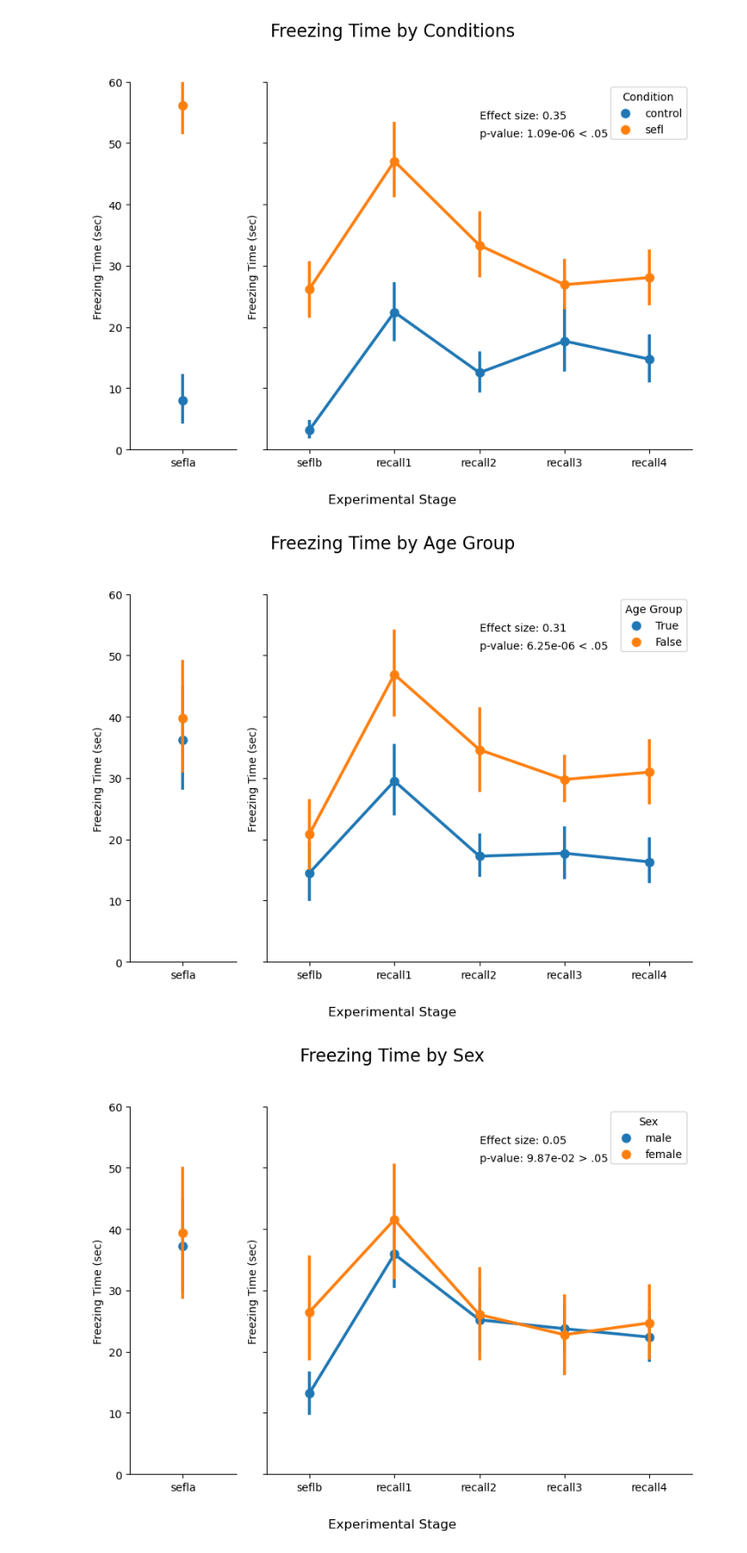
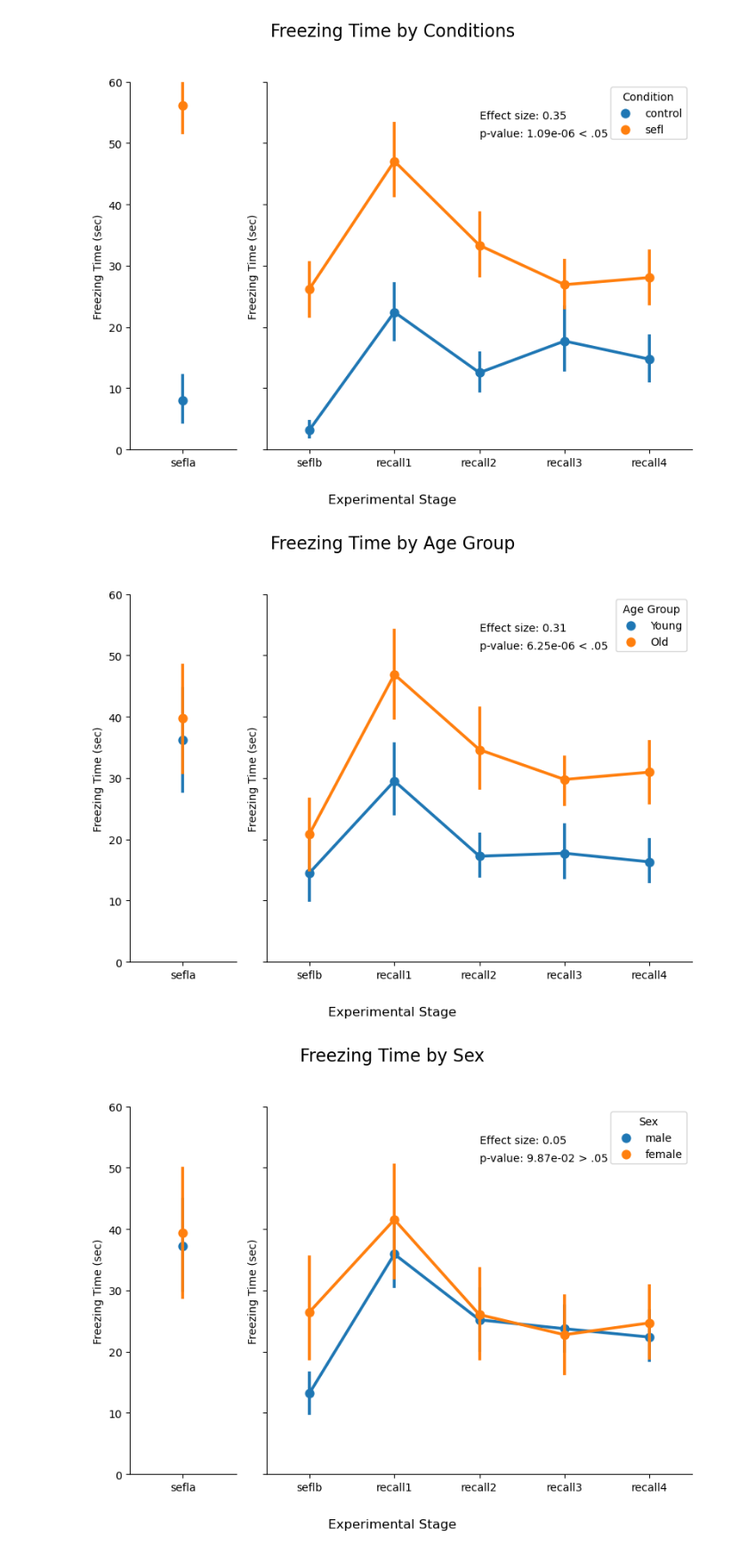
Before and after one commit to GergelyTuri/els_project, a Jupyter notebook: notebooks/novak_analyses/figures.ipynb, the cells around one changed output. Shown at 89% size. Drawn from its saved outputs; the diff is of its cells as text; code cells hidden in the pictures.

```diff
--- a/notebooks/novak_analyses/figures.ipynb
+++ b/notebooks/novak_analyses/figures.ipynb
@@ -135,35 +143,36 @@ fig, (ax1, ax2) = plt.subplots(1, 2, figsize=(8, 6), sharey=True, gridspec_kw={'
 # Plot the sefla data on the first axis for age comparison
 sns.pointplot(ax=ax1, data=sefla_data, x='day', y='freezing', hue='young', join=True)
 ax1.set_ylabel('Freezing Time (sec)')
 ax1.set_ylim([0, 60])
 ax1.set_xlabel('')
 ax1.legend().remove()
 sns.despine(ax=ax1)
 
 # Plot the non-sefla data on the second axis for age comparison
 sns.pointplot(ax=ax2, data=subset_data, x='day', y='freezing', hue='young', join=True)
 ax2.set_xlabel('')
 ax2.set_ylabel('Freezing Time (sec)')
-ax2.legend(title='Age Group')
+handles, labels = ax2.get_legend_handles_labels()
+ax2.legend(handles=handles, labels=['Young', 'Old'], title='Age Group')
 sns.despine(ax=ax2)
 
 # Add main title
 fig.suptitle('Freezing Time by Age Group', fontsize=16, x=0.5)
 
 # Add a single x-label for the entire figure
 fig.text(0.5, -0.05, 'Experimental Stage', ha='center', fontsize=12)
 
 # Add effect size and p-value annotation
 effect_size = 0.312284
 pvalue = 6.249053e-06
 plt.text(0.5, 0.9, f"Effect size: {effect_size:.2f}", transform=plt.gca().transAxes)
 plt.text(0.5, 0.85, f"p-value: {pvalue:.2e} < .05", transform=plt.gca().transAxes)
 
 # Adjust the layout
 plt.tight_layout(rect=[0, 0, 1, 0.95])  # Adjust rect to make space for the main title
 plt.show()
 # %% [output]
-[figure, old version]
+[figure, new version]
 # %%
 # Figure 2c
 fig, (ax1, ax2) = plt.subplots(1, 2, figsize=(8, 6), sharey=True, gridspec_kw={'width_ratios': [1, 4]})
```
Also changed, not shown: parts of 8 cells of this notebook, 1 other file.
